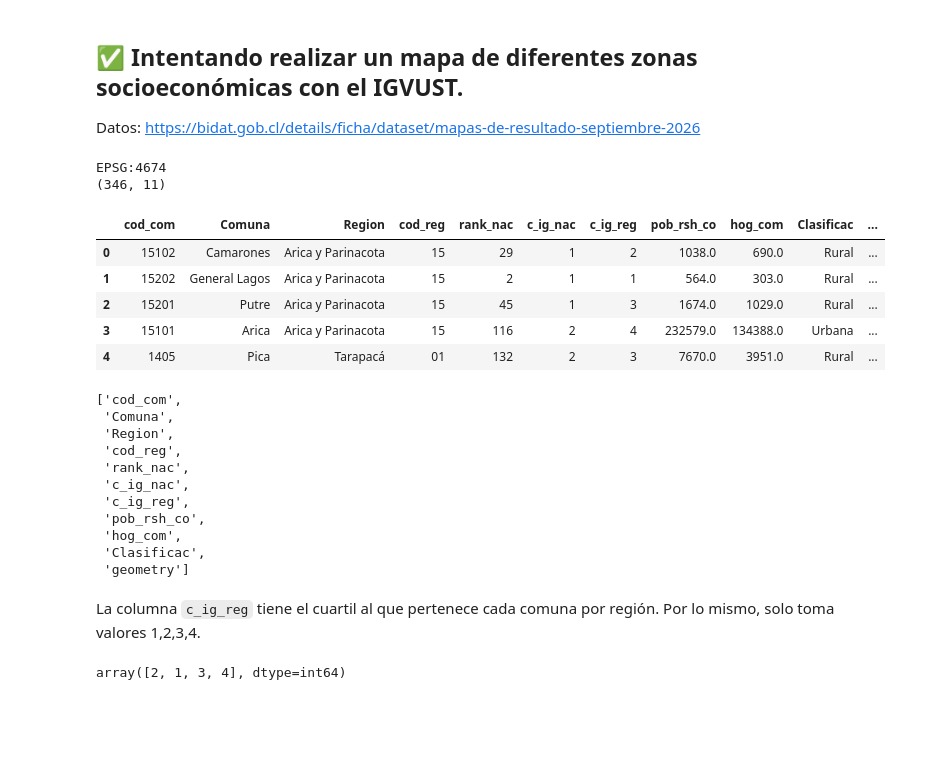
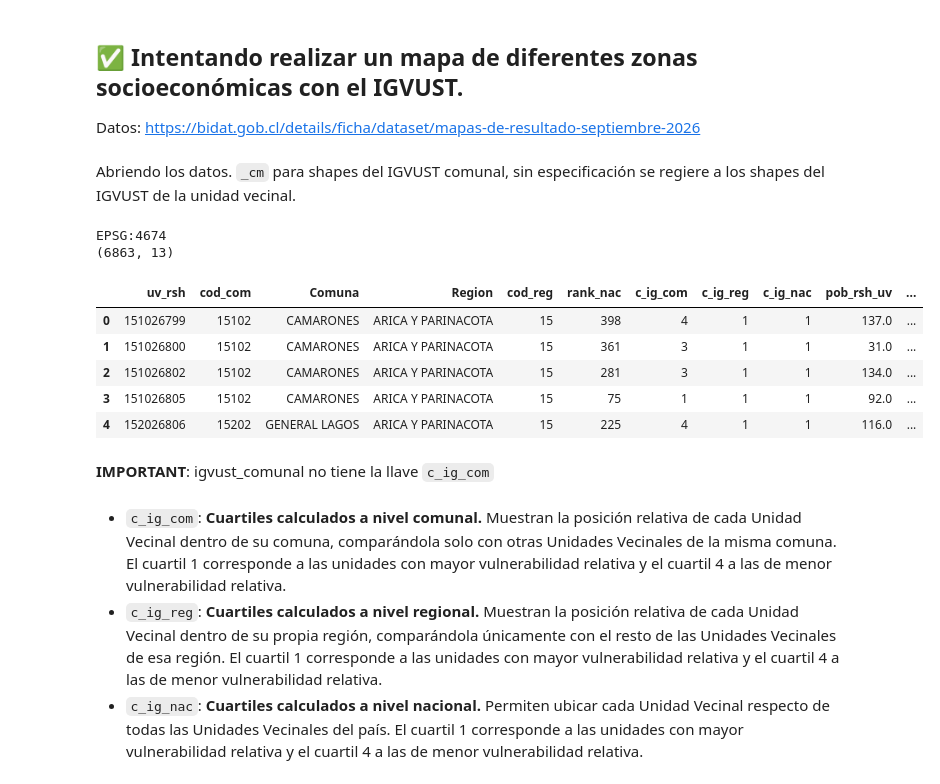
Before and after one commit to diarodgz/claudia-cidigen, a Jupyter notebook: valparaiso_roofing/valpo_analysis.ipynb, the cells around one changed output. Cells and saved outputs as stored; diff of their text form; code cells hidden in the pictures; blank space fills up the shorter version.

Commit message:
refined plot function. added .csv data for google maps. created new plots for cuartiles by region and cuartiles by comuna for unidades vecinales

```diff
--- a/valparaiso_roofing/valpo_analysis.ipynb
+++ b/valparaiso_roofing/valpo_analysis.ipynb
@@ -801,42 +801,43 @@ Name: ndpet5-6-c, Length: 1060, dtype: float64
 ## ✅ Intentando realizar un mapa de diferentes zonas socioeconómicas con el IGVUST.
 
 Datos: https://bidat.gob.cl/details/ficha/dataset/mapas-de-resultado-septiembre-2026
+# %% [markdown]
+Abriendo los datos. `_cm` para shapes del IGVUST comunal, sin especificación se regiere a los shapes del IGVUST de la unidad vecinal.
 # %%
-path = os.path.join(os.path.join("datos", "202609_igvust_comunal_cuartil"))
-gdf_igvust = gpd.read_file(path).to_crs(gdf_rsh_personas.crs)
+path = os.path.join(os.path.join("datos", "202609_igvust_uv_cuartil")) # Unidad vecinal
+path_cm = os.path.join(os.path.join("datos", "202609_igvust_comunal_cuartil")) # Unidad comunal
+
+gdf_igvust_cm = gpd.read_file(path_cm).to_crs(gdf_rsh_personas.crs) # Unidad comunal
+gdf_igvust = gpd.read_file(path).to_crs(gdf_rsh_personas.crs) # Unidad vecinal
 
 print(gdf_igvust.crs)
 print(gdf_igvust.shape)
 gdf_igvust.head()
 # %% [output]
 EPSG:4674
-(346, 11)
+(6863, 13)
-|  | cod_com | Comuna | Region | cod_reg | rank_nac | c_ig_nac | c_ig_reg | pob_rsh_co | hog_com | Clasificac | ... |
-| 0 | 15102 | Camarones | Arica y Parinacota | 15 | 29 | 1 | 2 | 1038.0 | 690.0 | Rural | ... |
-| 1 | 15202 | General Lagos | Arica y Parinacota | 15 | 2 | 1 | 1 | 564.0 | 303.0 | Rural | ... |
-| 2 | 15201 | Putre | Arica y Parinacota | 15 | 45 | 1 | 3 | 1674.0 | 1029.0 | Rural | ... |
-| 3 | 15101 | Arica | Arica y Parinacota | 15 | 116 | 2 | 4 | 232579.0 | 134388.0 | Urbana | ... |
-| 4 | 1405 | Pica | Tarapacá | 01 | 132 | 2 | 3 | 7670.0 | 3951.0 | Rural | ... |
+|  | uv_rsh | cod_com | Comuna | Region | cod_reg | rank_nac | c_ig_com | c_ig_reg | c_ig_nac | pob_rsh_uv | ... |
+| 0 | 151026799 | 15102 | CAMARONES | ARICA Y PARINACOTA | 15 | 398 | 4 | 1 | 1 | 137.0 | ... |
+| 1 | 151026800 | 15102 | CAMARONES | ARICA Y PARINACOTA | 15 | 361 | 3 | 1 | 1 | 31.0 | ... |
+| 2 | 151026802 | 15102 | CAMARONES | ARICA Y PARINACOTA | 15 | 281 | 3 | 1 | 1 | 134.0 | ... |
+| 3 | 151026805 | 15102 | CAMARONES | ARICA Y PARINACOTA | 15 | 75 | 1 | 1 | 1 | 92.0 | ... |
+| 4 | 152026806 | 15202 | GENERAL LAGOS | ARICA Y PARINACOTA | 15 | 225 | 4 | 1 | 1 | 116.0 | ... |
-# %%
-gdf_igvust.columns.tolist()
-# %% [output]
-['cod_com',
- 'Comuna',
- 'Region',
- 'cod_reg',
- 'rank_nac',
- 'c_ig_nac',
- 'c_ig_reg',
- 'pob_rsh_co',
- 'hog_com',
- 'Clasificac',
- 'geometry']
+# %% [markdown]
+**IMPORTANT**: igvust_comunal no tiene la llave `c_ig_com`
 # %% [markdown]
-La columna `c_ig_reg` tiene el cuartil al que pertenece cada comuna por región. Por lo mismo, solo toma valores 1,2,3,4.
+- `c_ig_com`: **Cuartiles calculados a nivel comunal.** Muestran la posición relativa de cada
+Unidad Vecinal dentro de su comuna, comparándola solo con otras Unidades
+Vecinales de la misma comuna. El cuartil 1 corresponde a las unidades con mayor
+vulnerabilidad relativa y el cuartil 4 a las de menor vulnerabilidad relativa.
+- `c_ig_reg`: **Cuartiles calculados a nivel regional.** Muestran la posición relativa de cada
+Unidad Vecinal dentro de su propia región, comparándola únicamente con el
+resto de las Unidades Vecinales de esa región. El cuartil 1 corresponde a las
+unidades con mayor vulnerabilidad relativa y el cuartil 4 a las de menor
+vulnerabilidad relativa.
+- `c_ig_nac`: **Cuartiles calculados a nivel nacional.** Permiten ubicar cada Unidad Vecinal
+respecto de todas las Unidades Vecinales del país. El cuartil 1 corresponde a las
+unidades con mayor vulnerabilidad relativa y el cuartil 4 a las de menor
+vulnerabilidad relativa.
-# %%
-gdf_igvust['c_ig_reg'].unique()
-# %% [output]
-array([2, 1, 3, 4], dtype=int64)
 # %%
 from matplotlib.patches import FancyBboxPatch
 import matplotlib.patches as mpatches
```
Also changed, not shown: parts of 24 cells of this notebook, 13 other files.
